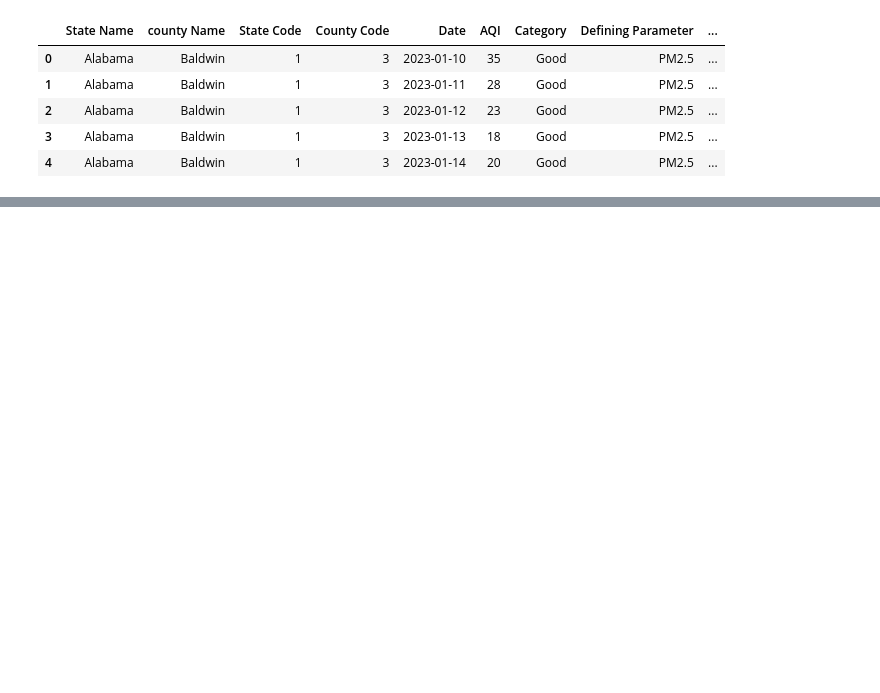
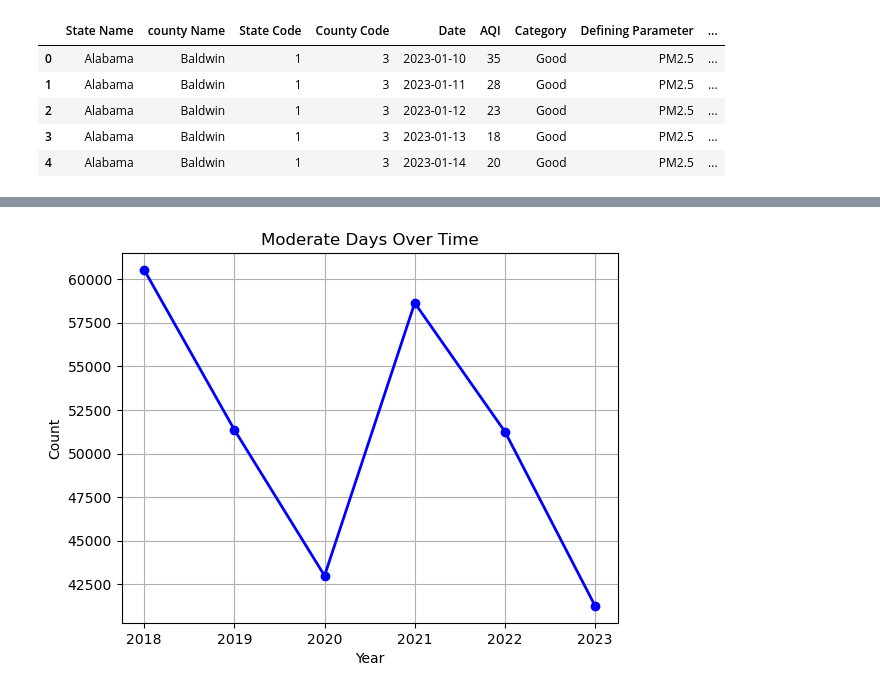
Before and after one commit to emilyclairevoyant/data-questers, a Jupyter notebook: Years2018-2023_piecharts.ipynb, the cells around one changed output, grey strips where cells are left out. Saved outputs shown, nothing was run; the diff lists cells and outputs as text; code cells hidden in the pictures; blank space fills up the shorter version.

```diff
--- a/Years2018-2023_piecharts.ipynb
+++ b/Years2018-2023_piecharts.ipynb
@@ -157,0 +177,12 @@ plt.show()
+# %%
+#moderate days over time
+#print(days2021_count.iloc[1])
+#print(days2021_count)
+plt.plot(years, [days2018_count.iloc[1], days2019_count.iloc[1], days2020_count.iloc[1], days2021_count.iloc[1], days2022_count.iloc[1], days2023_count.iloc[1]], marker='o', color='b', linestyle='-', linewidth=2)
+plt.xlabel('Year')
+plt.ylabel('Count')
+plt.title('Moderate Days Over Time')
+plt.grid(True)
+plt.show()
+# %% [output]
+[figure, added]
```
Also changed, not shown: parts of 9 cells of this notebook.
